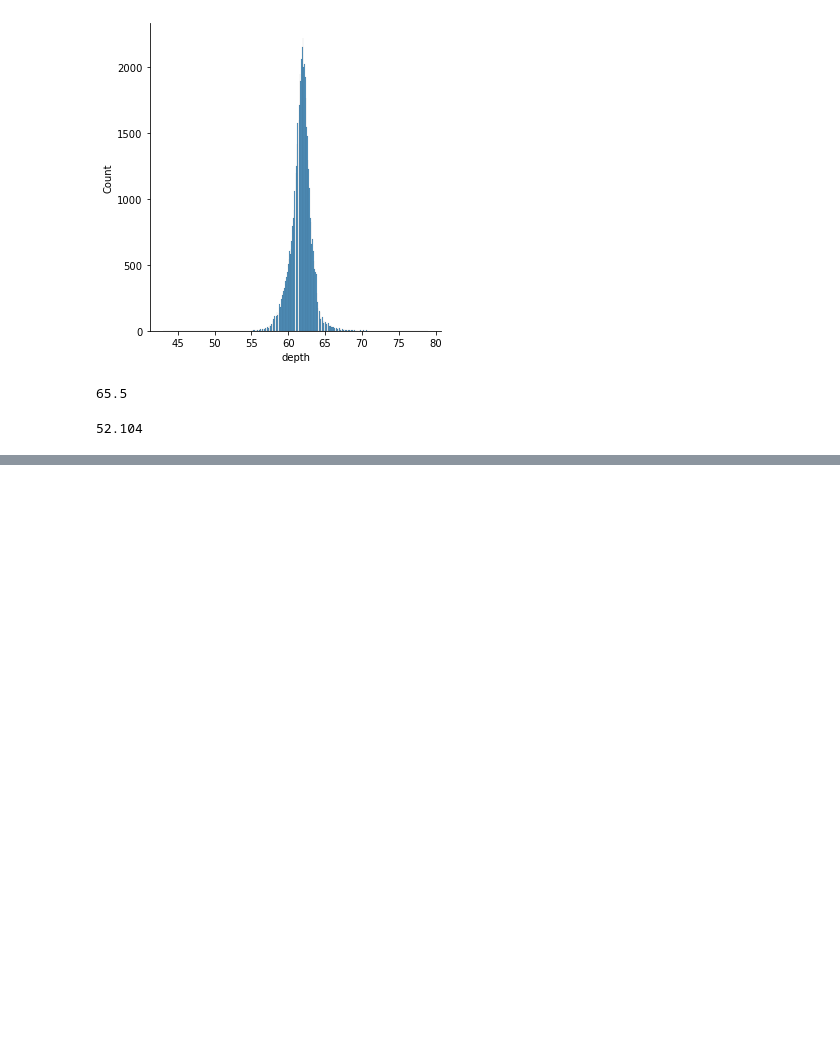
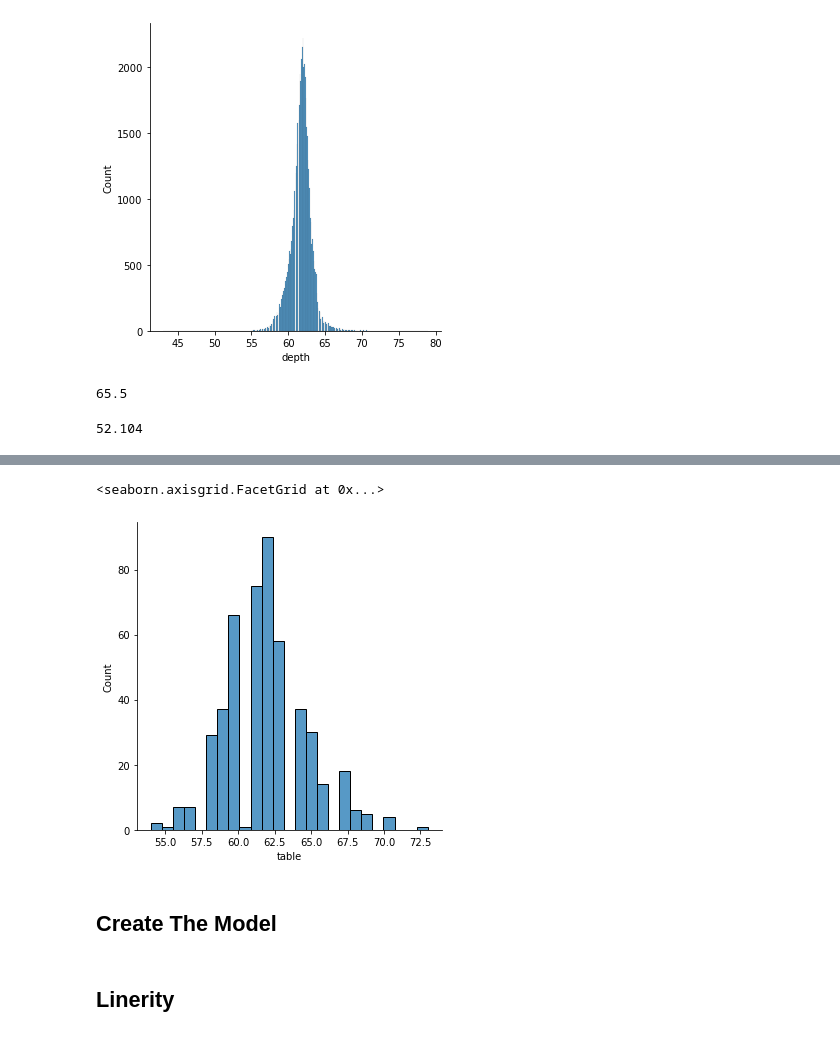
Before and after one commit to Raghad2002Mohammed/AI-project, a Jupyter notebook: Diamonds.ipynb, the cells around one changed output, grey strips where cells are left out. Cells and saved outputs as stored; diff of their text form; code cells hidden in the pictures; blank space fills up the shorter version.

```diff
--- a/Diamonds.ipynb
+++ b/Diamonds.ipynb
@@ -116,3 +119,13 @@ sns.displot(data["price"])
+# %%
+sns.displot(data["table"])
+##noo need
+# %% [output]
+<seaborn.axisgrid.FacetGrid at 0x...>
+[figure, added]
+# %% [markdown]
+## Create The Model
+# %% [markdown]
+## Linerity
 # %%
 f,(ax1,ax2,ax3)=plt.subplots(1,3,figsize=(16,3))
 ax1.scatter(data["carat"],data["price"])
```
Also changed, not shown: parts of 4 cells of this notebook.
